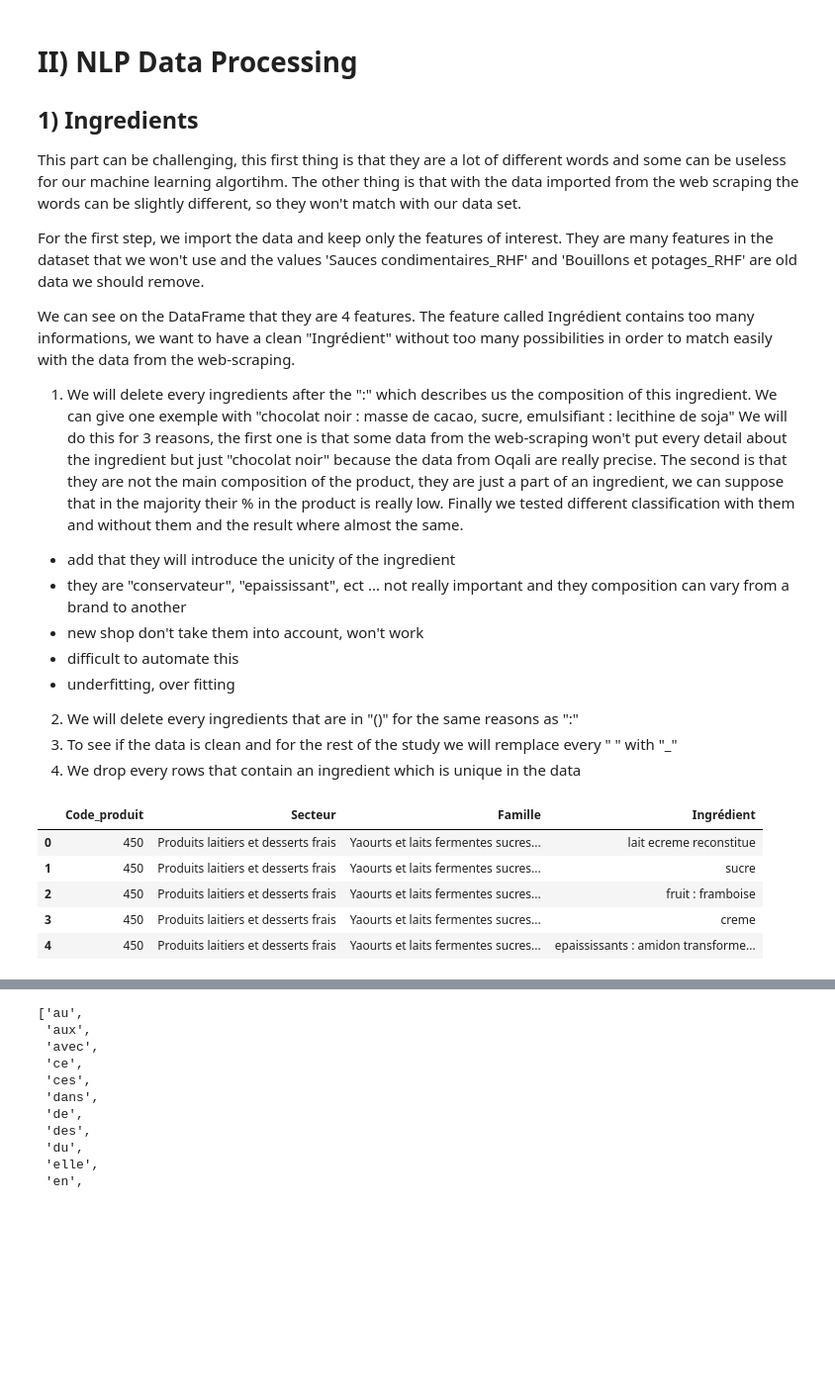
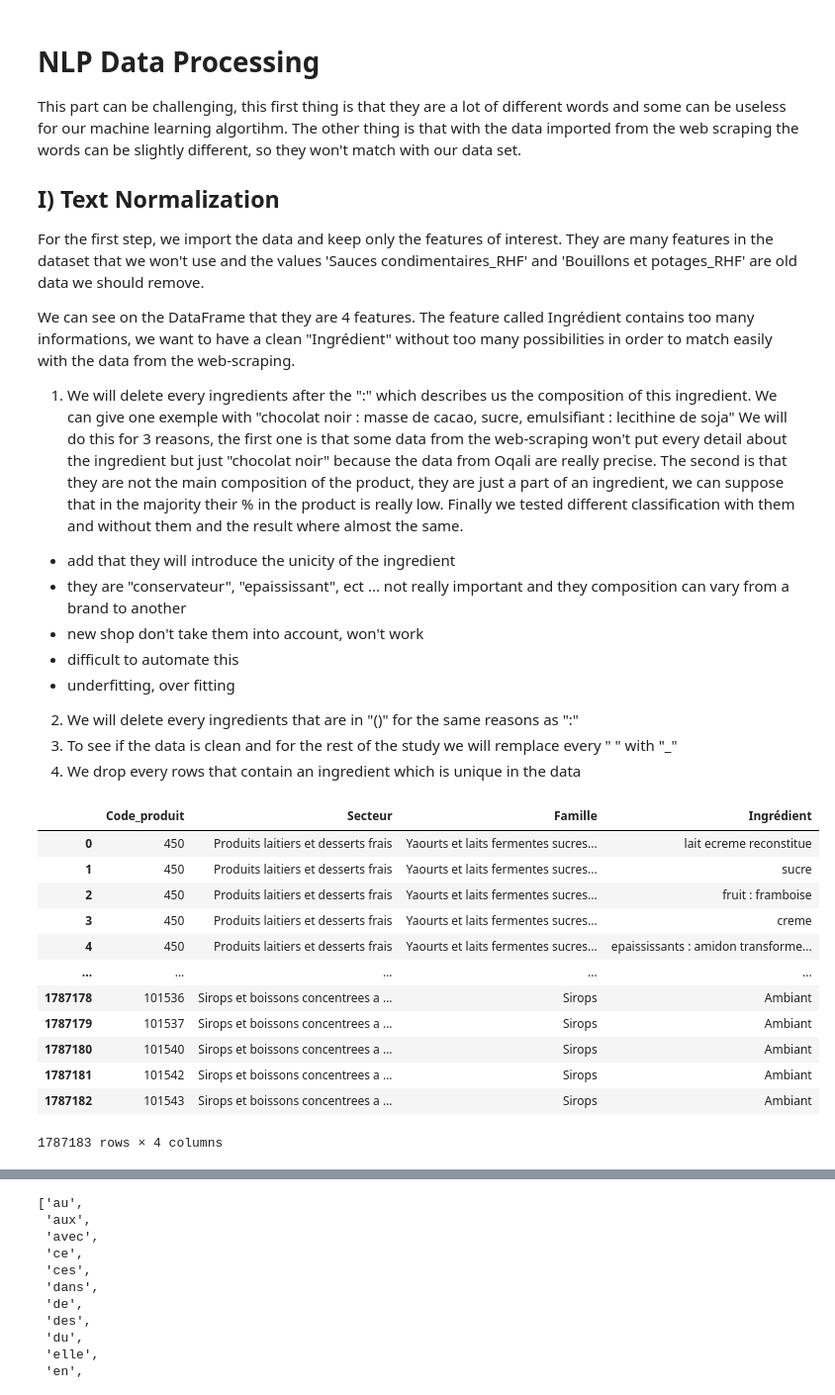
Before and after one commit to Thomasaujoux/food-classification, a Jupyter notebook: data_preparation/NLP.ipynb, the cells around one changed output, grey strips where cells are left out. Shown at 99% size. Cells and saved outputs as stored; diff of their text form; code cells hidden in the pictures; blank space fills up the shorter version.

Commit message:
new data

```diff
--- a/data_preparation/NLP.ipynb
+++ b/data_preparation/NLP.ipynb
@@ -1,9 +1,9 @@
 # %% [markdown]
-# II) NLP Data Processing
-
-## 1) Ingredients
+# NLP Data Processing
 
 This part can be challenging, this first thing is that they are a lot of different words and some can be useless for our machine learning algortihm. The other thing is that with the data imported from the web scraping the words can be slightly different, so they won't match with our data set.
+
+## I) Text Normalization
 
 For the first step, we import the data and keep only the features of interest. They are many features in the dataset that we won't use and the values 'Sauces condimentaires_RHF' and 'Bouillons et potages_RHF' are old data we should remove.
 
@@ -22,16 +22,22 @@ We will do this for 3 reasons, the first one is that some data from the web-scra
 # %%
 import pandas as pd
 import numpy as np
 
-df = pd.read_csv(r'C:\Users\Thomas Aujoux\Documents\GitHub\food-classification\data_preparation\data_oqali\ingredients.csv', low_memory=False, sep=';')
-df = df[["Code produit", "Secteur", "Famille", "Ingrédient"]]
-df = df.rename(columns={ 'Code produit': 'Code_produit' })
-df = df[~df['Secteur'].isin(['Sauces condimentaires_RHF', 'Bouillons et potages_RHF'])]
-df.head()
+df = pd.read_csv(r'C:\Users\Thomas Aujoux\Documents\GitHub\food-classification\data_preparation\data_oqali\merged.csv', low_memory=False, sep=',')
+df = df[["Code_produit", "Secteur", "Famille", "Ingrédient"]]
+#df = df[~df['Secteur'].isin(['Sauces condimentaires_RHF', 'Bouillons et potages_RHF'])]
+df
 # %% [output]
 |  | Code_produit | Secteur | Famille | Ingrédient |
 | 0 | 450 | Produits laitiers et desserts frais | Yaourts et laits fermentes sucres... | lait ecreme reconstitue |
 | 1 | 450 | Produits laitiers et desserts frais | Yaourts et laits fermentes sucres... | sucre |
 | 2 | 450 | Produits laitiers et desserts frais | Yaourts et laits fermentes sucres... | fruit : framboise |
 | 3 | 450 | Produits laitiers et desserts frais | Yaourts et laits fermentes sucres... | creme |
 | 4 | 450 | Produits laitiers et desserts frais | Yaourts et laits fermentes sucres... | epaississants : amidon transforme... |
+| ... | ... | ... | ... | ... |
+| 1787178 | 101536 | Sirops et boissons concentrees a ... | Sirops | Ambiant |
+| 1787179 | 101537 | Sirops et boissons concentrees a ... | Sirops | Ambiant |
+| 1787180 | 101540 | Sirops et boissons concentrees a ... | Sirops | Ambiant |
+| 1787181 | 101542 | Sirops et boissons concentrees a ... | Sirops | Ambiant |
+| 1787182 | 101543 | Sirops et boissons concentrees a ... | Sirops | Ambiant |
+1787183 rows × 4 columns
```
Also changed, not shown: parts of 38 cells of this notebook, 4 other files.
